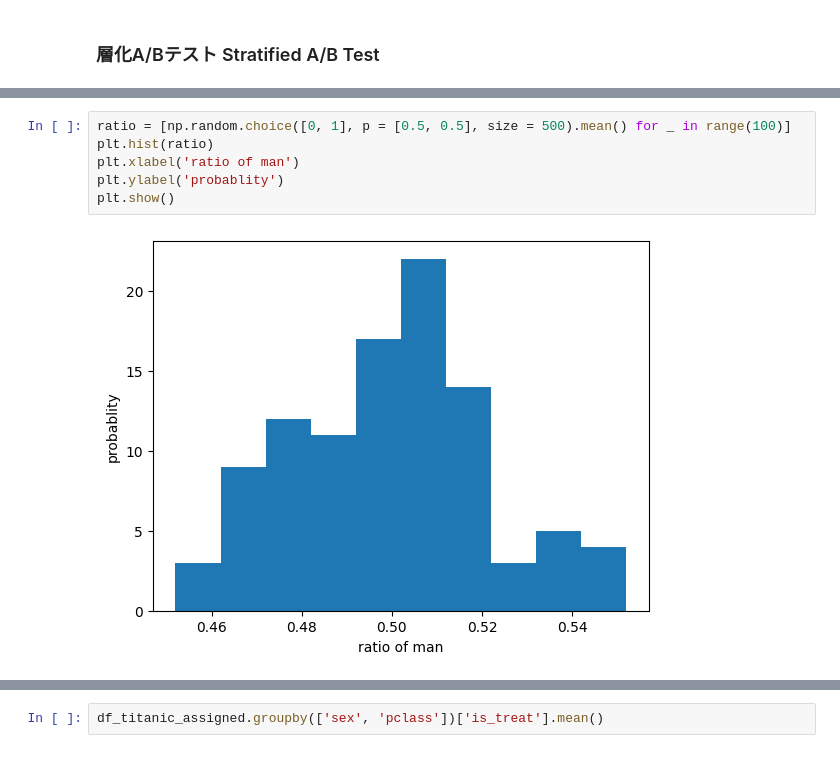
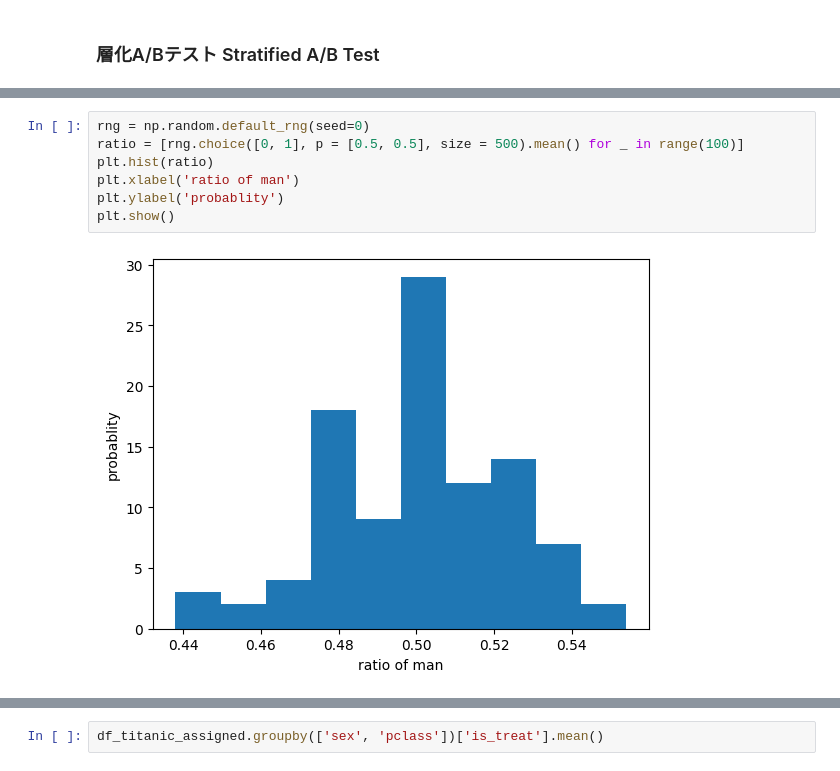
Before and after one commit to HirotakeIto/intro_to_impact_evaluation_with_python, a Jupyter notebook: notebooks/chapter3_abtest_detail.ipynb, the cells around one changed output, grey strips where cells are left out. Saved outputs shown, nothing was run; the diff lists cells and outputs as text.

```diff
--- a/notebooks/chapter3_abtest_detail.ipynb
+++ b/notebooks/chapter3_abtest_detail.ipynb
@@ -293,9 +385,10 @@ KstestResult(statistic=0.05899866564664091, pvalue=0.237770780294283, statistic_
 # %%
-ratio = [np.random.choice([0, 1], p = [0.5, 0.5], size = 500).mean() for _ in range(100)]
+rng = np.random.default_rng(seed=0)
+ratio = [rng.choice([0, 1], p = [0.5, 0.5], size = 500).mean() for _ in range(100)]
 plt.hist(ratio)
 plt.xlabel('ratio of man')
 plt.ylabel('probablity')
 plt.show()
 # %% [output]
-[figure, old version]
+[figure, new version]
 # %% [markdown]
```
Also changed, not shown: parts of 47 cells of this notebook, 6 other files.
